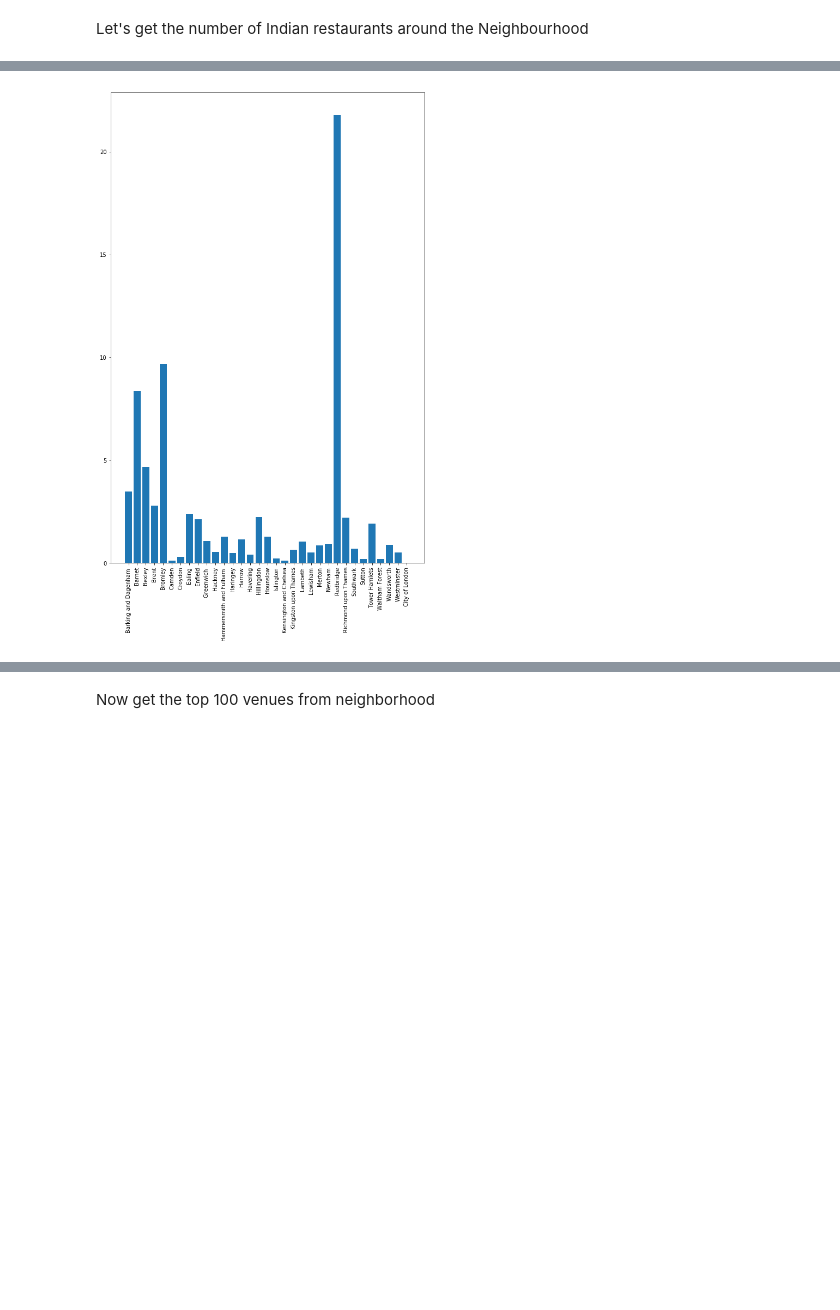
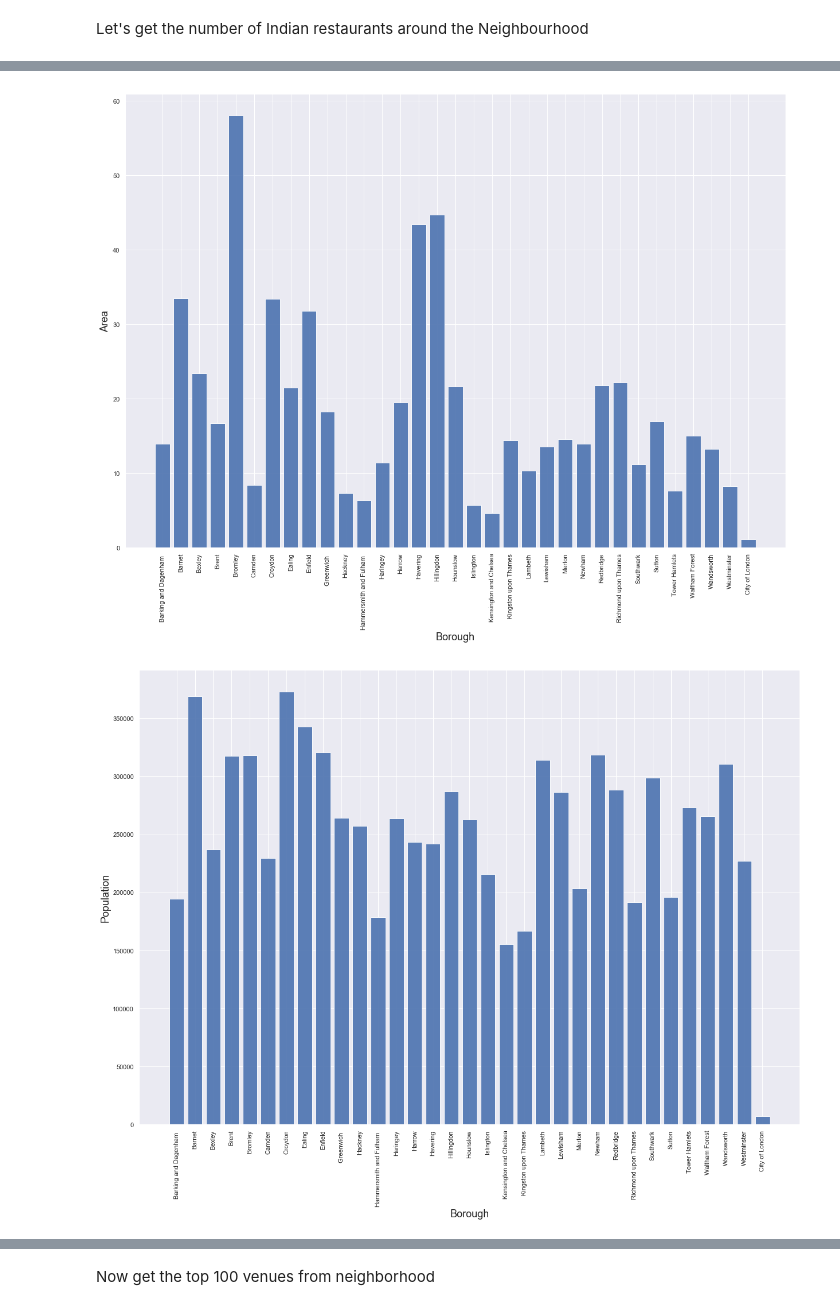
Before and after one commit to shrirangdixit/Coursera_Capstone, a Jupyter notebook: Capstone_project/Capstone_Project-The_Optimal_Locations_for_Indian_Restaurent.ipynb, the cells around one changed output, grey strips where cells are left out. Cells and saved outputs as stored; diff of their text form; code cells hidden in the pictures; blank space fills up the shorter version.

```diff
--- a/Capstone_project/Capstone_Project-The_Optimal_Locations_for_Indian_Restaurent.ipynb
+++ b/Capstone_project/Capstone_Project-The_Optimal_Locations_for_Indian_Restaurent.ipynb
@@ -13,6 +13,7 @@ pd.set_option('display.max_columns', None)
 pd.set_option('display.max_rows', None)
 import matplotlib.pyplot as plt
 import seaborn as sns
+sns.set(style='darkgrid')
 
 import pandas.io.json
 import requests
@@ -121,3 +125,6 @@ def get_latlng1(neighborhood):
+# %%
+indian_population = [23144, 35479,8554,74147,8494,20074,38095,64737,19841, 12543,15684,6119, 12282,72226, 8046,48634,64026,9147,4324,10226,
+10276,7584,17659, 110053, 92722, 7722, 11354, 10232, 90606, 40113, 19853, 15840, 464]
 # %%
 loaded = False
 try:
@@ -126,7 +133,12 @@ try:
 except:
     pass
 # %%
+
 if not loaded:
+    #first we need to get the co-ordinated of London,UK
+    g = geocoder.arcgis( 'London, UK ')
+    coordinated_centerlondon = g.latlng
+
     coords_london = [ get_latlng1(neighborhood) for neighborhood in df["Borough"].tolist() ]
     df['LatLng'] = coords_london
     df['Lat'] = df['LatLng'].apply(lambda x:x[0])
@@ -134,6 +146,15 @@ if not loaded:
     London_df = df[['Borough','Lat','Lng','Area (sq mi)','Population (2013 est)[1]']]
     London_df.columns = ['Borough','Lat','Lng','Area','Population']
     London_df.Borough = London_df['Borough'].apply(lambda x:x.split('[')[0])
+
+    #adding Indian population to Data frames
+    London_df['Indian_population'] = indian_population
+
+    London_df['Dist_from_center'] = np.NaN
+    for index in range(London_df.shape[0]):
+        coords_1 = coordinated_centerlondon
+        coords_2 = (London_df['Lat'].iloc[index],London_df['Lng'].iloc[index])
+        London_df['Dist_from_center'].iloc[index] = distance.distance(coords_1, coords_2).km
     London_df.to_csv(r'C:\Users\Shrirang\Desktop\Python Practice\Online Courses\IMB Data Science Cousre\Capstone_Project\Coursera_Capstone\Capstone_project\London_df.csv',index= False)
 # %%
 London_df
@@ -281,6 +291,0 @@ distance.distance()
-# %%
-#lets get the number of the restaurants per sq.mil of area,
-London_df['Indian_rest_count'] = venues_df.groupby('Borough').count().reset_index()['lat']
-
-London_df['rest_per_area'] = London_df['Area']/London_df['Indian_rest_count']
-London_df['rest_per_people'] = London_df['Population']/London_df['Indian_rest_count']
@@ -307,8 +292,12 @@ London_df
 # %%
-fig = plt.figure(figsize=(8,12))
-ax = fig.add_axes([0,0,1,1])
-ax.bar(London_df['Borough'],London_df['rest_per_area'])
-for tick in ax.get_xticklabels():
-    tick.set_rotation(90)
+for i in ['Area','Population','Indian_population','Dist_from_center','Indian_rest_count']:
+    fig = plt.figure(figsize=(16,11))
+    ax = fig.add_axes([0,0,1,1])
+    ax.bar(London_df['Borough'],London_df[i], alpha= 0.9)
+    ax.set_xlabel('Borough',fontsize=18)
+    ax.set_ylabel(i,fontsize=18)
+    for tick in ax.get_xticklabels():
+        tick.set_rotation(90)
 # %% [output]
-[figure, old version]
+[figure, new version]
+[figure, added]
```
Also changed, not shown: parts of 32 cells of this notebook, 1 other file.
